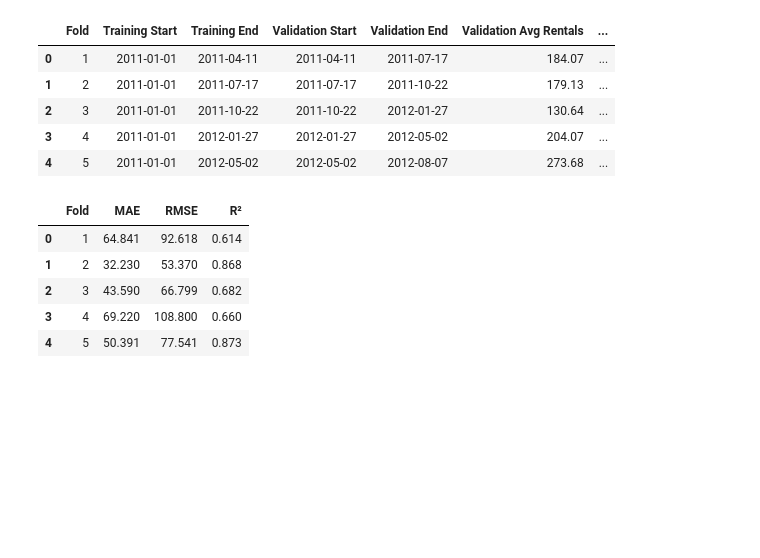
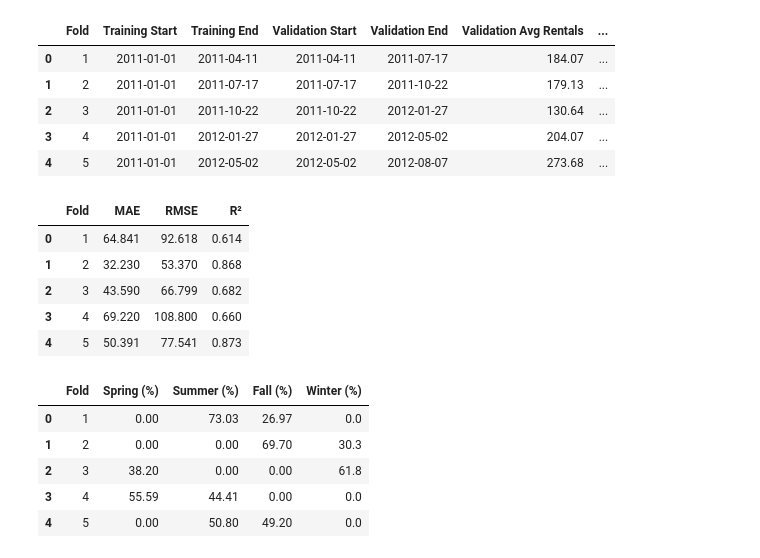
Before and after one commit to SandaruNipuna1/urban-mobility-demand-intelligence, a Jupyter notebook: notebooks/04_model_development.ipynb, the cells around one changed output. Saved outputs shown, nothing was run; the diff lists cells and outputs as text; code cells hidden in the pictures; blank space fills up the shorter version.

```diff
--- a/notebooks/04_model_development.ipynb
+++ b/notebooks/04_model_development.ipynb
@@ -807,3 +807,30 @@ display(fold_error_df.round(3))
 | 2 | 3 | 43.590 | 66.799 | 0.682 |
 | 3 | 4 | 69.220 | 108.800 | 0.660 |
 | 4 | 5 | 50.391 | 77.541 | 0.873 |
+# %%
+season_analysis = []
+
+for fold, (_, val_idx) in enumerate(tscv.split(X_train), start=1):
+
+    fold_data = df.iloc[val_idx]
+
+    season_counts = fold_data["season"].value_counts(normalize=True) * 100
+
+    season_analysis.append({
+        "Fold": fold,
+        "Spring (%)": season_counts.get(1, 0),
+        "Summer (%)": season_counts.get(2, 0),
+        "Fall (%)": season_counts.get(3, 0),
+        "Winter (%)": season_counts.get(4, 0)
+    })
+
+season_df = pd.DataFrame(season_analysis)
+
+display(season_df.round(2))
+# %% [output]
+|  | Fold | Spring (%) | Summer (%) | Fall (%) | Winter (%) |
+| 0 | 1 | 0.00 | 73.03 | 26.97 | 0.0 |
+| 1 | 2 | 0.00 | 0.00 | 69.70 | 30.3 |
+| 2 | 3 | 38.20 | 0.00 | 0.00 | 61.8 |
+| 3 | 4 | 55.59 | 44.41 | 0.00 | 0.0 |
+| 4 | 5 | 0.00 | 50.80 | 49.20 | 0.0 |
```
Also changed, not shown: parts of 10 cells of this notebook.
